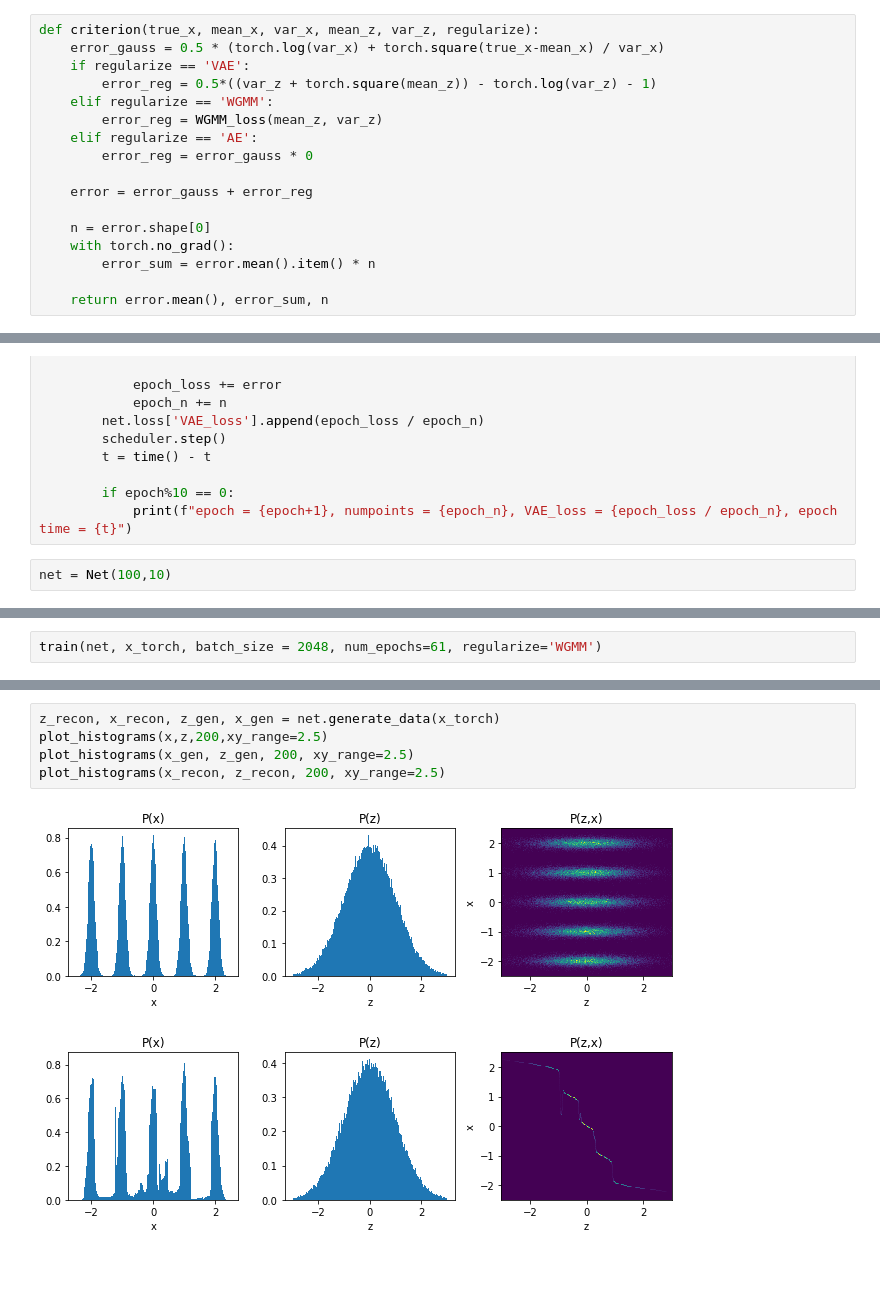
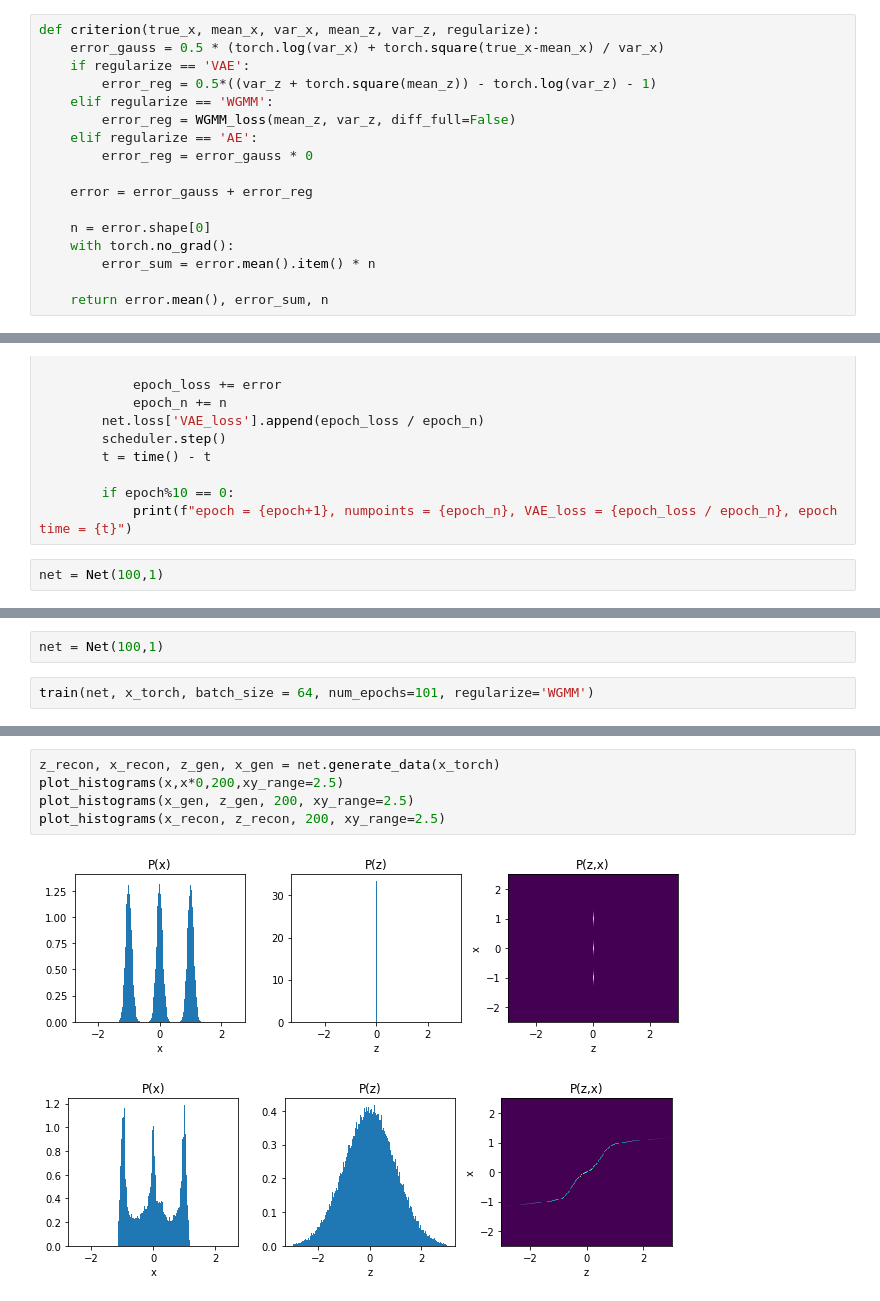
Before and after one commit to Pperezhogin/pyqg_experiments_Ross, a Jupyter notebook: pyqg_subgrid_experiments/Variational Inference/generative_model.ipynb, the cells around one changed output, grey strips where cells are left out. Drawn from its saved outputs; the diff is of its cells as text; blank space fills up the shorter version.

```diff
--- a/pyqg_subgrid_experiments/Variational Inference/generative_model.ipynb
+++ b/pyqg_subgrid_experiments/Variational Inference/generative_model.ipynb
@@ -207,7 +191,7 @@ def criterion(true_x, mean_x, var_x, mean_z, var_z, regularize):
     if regularize == 'VAE':
         error_reg = 0.5*((var_z + torch.square(mean_z)) - torch.log(var_z) - 1)
     elif regularize == 'WGMM':
-        error_reg = WGMM_loss(mean_z, var_z)
+        error_reg = WGMM_loss(mean_z, var_z, diff_full=False)
     elif regularize == 'AE':
         error_reg = error_gauss * 0
 
@@ -247,7 +231,7 @@ def train(net, x, lr=0.001, num_epochs=100, batch_size=64, regularize = 'VAE'):
         if epoch%10 == 0:
             print(f"epoch = {epoch+1}, numpoints = {epoch_n}, VAE_loss = {epoch_loss / epoch_n}, epoch time = {t}")
 # %%
-net = Net(100,10)
+net = Net(100,1)
 # %%
 train(net, x_torch, batch_size = 2048, num_epochs=101, regularize='VAE')
 # %% [output]
@@ -274,3 +258,5 @@ plot_histograms(x_recon, z_recon, 200, xy_range=2.5)
+# %%
+net = Net(100,1)
 # %%
-train(net, x_torch, batch_size = 2048, num_epochs=61, regularize='WGMM')
+train(net, x_torch, batch_size = 64, num_epochs=101, regularize='WGMM')
 # %% [output]
@@ -284,8 +274,8 @@ epoch = 61, numpoints = 100000, VAE_loss = -3.8012840493011475, epoch time = 41.
 # %%
 z_recon, x_recon, z_gen, x_gen = net.generate_data(x_torch)
-plot_histograms(x,z,200,xy_range=2.5)
+plot_histograms(x,x*0,200,xy_range=2.5)
 plot_histograms(x_gen, z_gen, 200, xy_range=2.5)
 plot_histograms(x_recon, z_recon, 200, xy_range=2.5)
 # %% [output]
-[figure, old version]
+[figure, new version]
-[figure, old version]
+[figure, new version]
```
Also changed, not shown: parts of 17 cells of this notebook.
